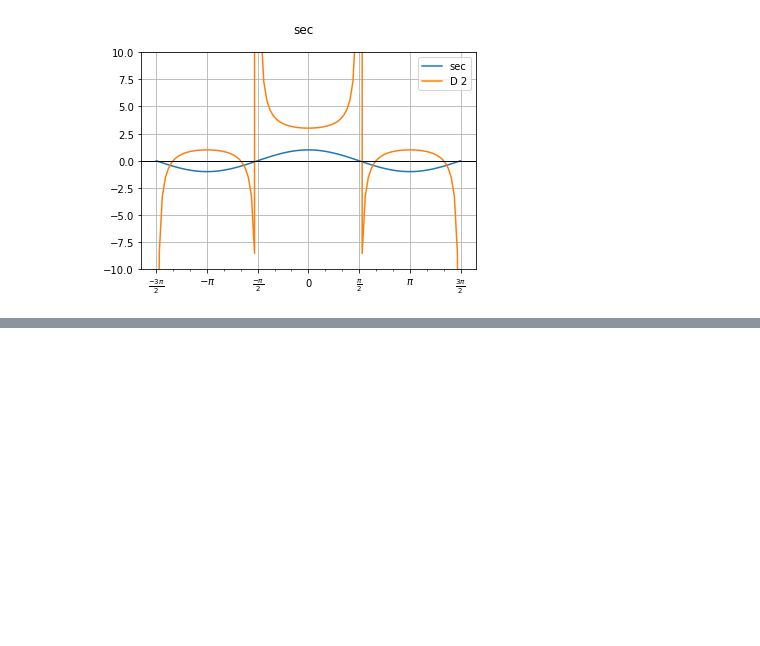
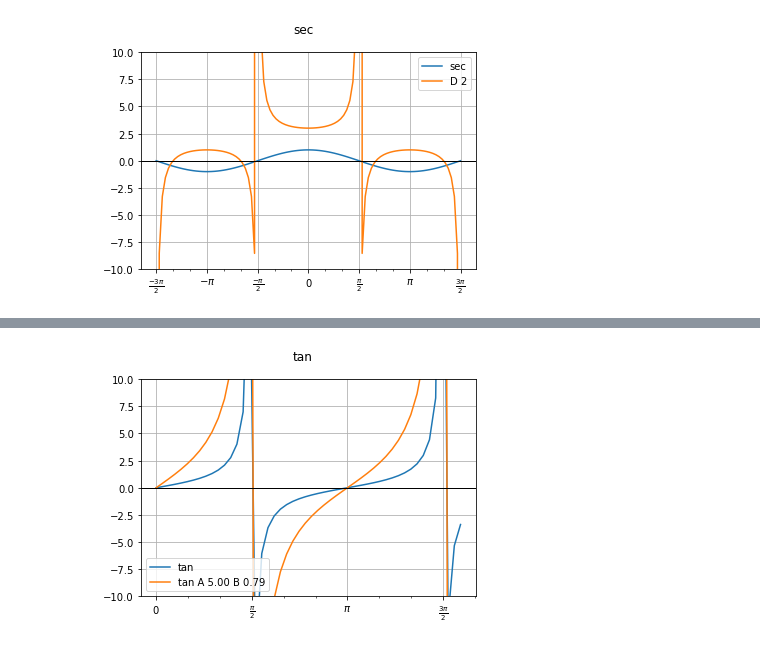
Before and after one commit to solisgb/jpnb, a Jupyter notebook: pre_calc_ex/Trig_func.ipynb, the cells around one changed output, grey strips where cells are left out. Saved outputs shown, nothing was run; the diff lists cells and outputs as text; code cells hidden in the pictures; blank space fills up the shorter version.

```diff
--- a/pre_calc_ex/Trig_func.ipynb
+++ b/pre_calc_ex/Trig_func.ipynb
@@ -429,0 +464,9 @@ xy(x , [np.cos(x), y1], ['sec', f'D {D}',], 'sec', ylimit=10)
+# %%
+A = 5
+B = 0.25 * np.pi
+x = np.linspace(0, 5, 50)
+y = np.tan(x)
+y1 = tan(x, A, B)
+xy(x , [y, y1], ['tan', f'tan A {A:0.2f} B {B:0.2f}'], 'tan', ylimit=10)
+# %% [output]
+[figure, added]
```
Also changed, not shown: parts of 19 cells of this notebook.
